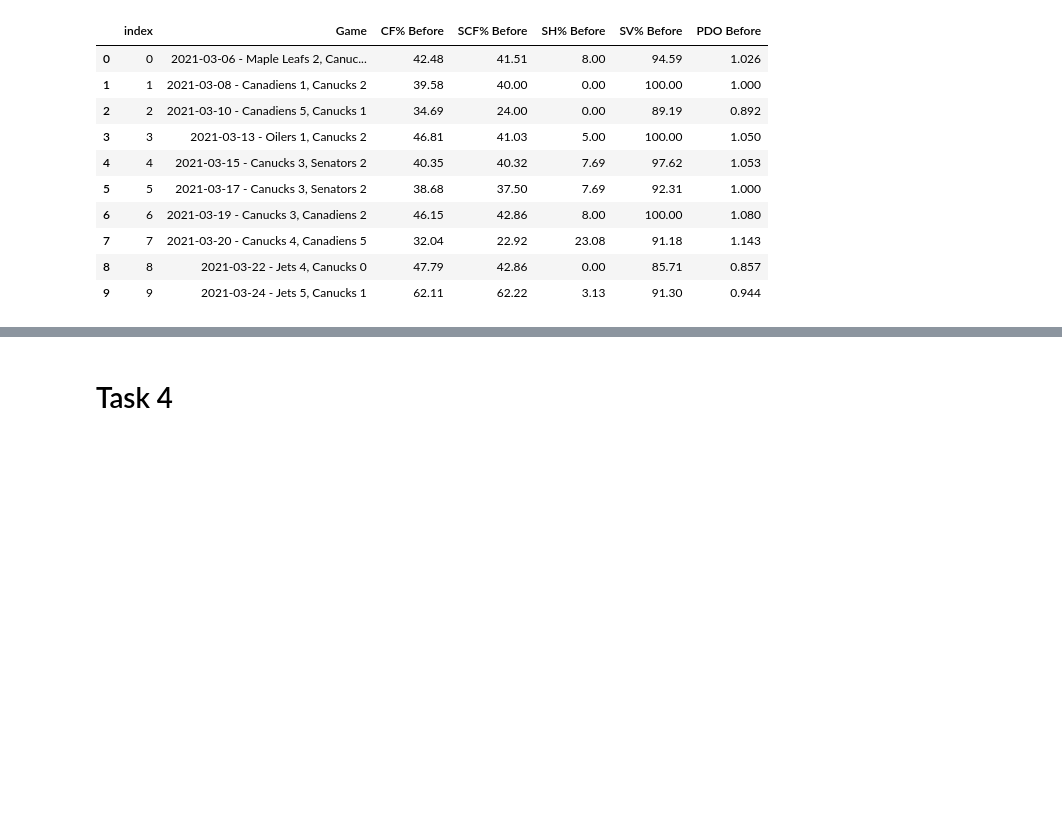
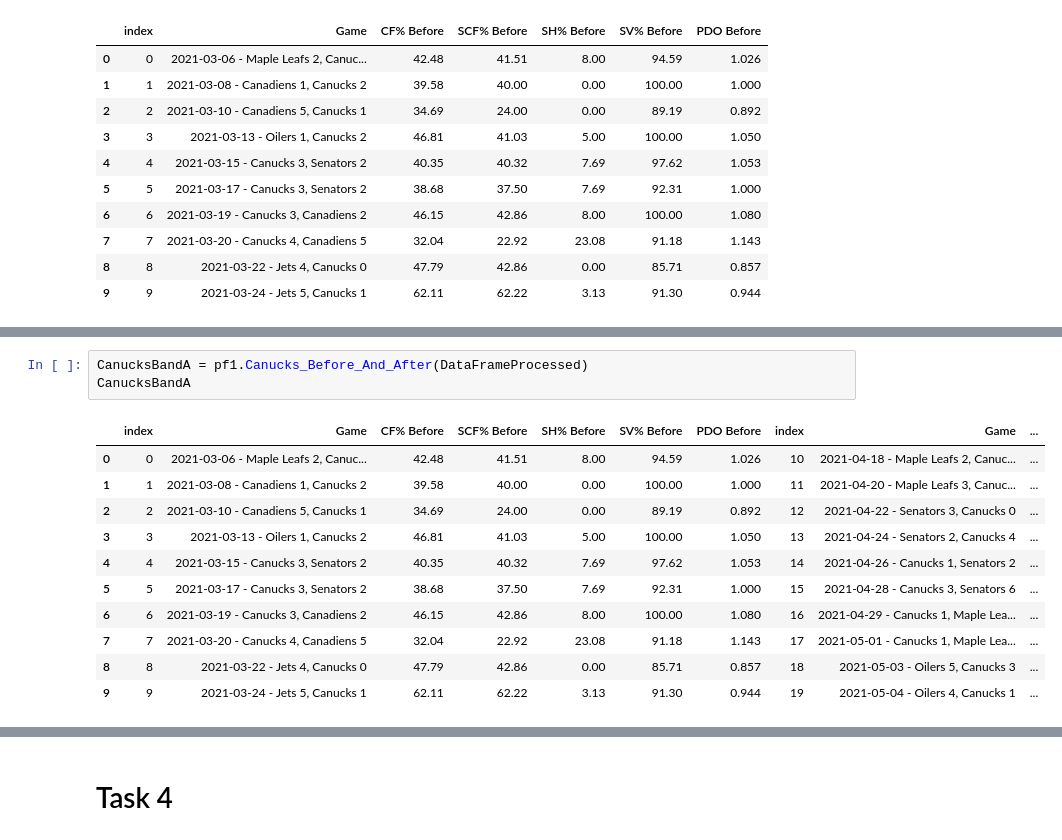
Before and after one commit to data301-2021-winter1/project-group23-project, a Jupyter notebook: notebooks/analysis1.ipynb, the cells around one changed output, grey strips where cells are left out. Drawn from its saved outputs; the diff is of its cells as text; blank space fills up the shorter version.

```diff
--- a/notebooks/analysis1.ipynb
+++ b/notebooks/analysis1.ipynb
@@ -183,3 +183,18 @@ CanucksAfterFinal
+# %%
+CanucksBandA = pf1.Canucks_Before_And_After(DataFrameProcessed)
+CanucksBandA
+# %% [output]
+|  | index | Game | CF% Before | SCF% Before | SH% Before | SV% Before | PDO Before | index | Game | ... |
+| 0 | 0 | 2021-03-06 - Maple Leafs 2, Canuc... | 42.48 | 41.51 | 8.00 | 94.59 | 1.026 | 10 | 2021-04-18 - Maple Leafs 2, Canuc... | ... |
+| 1 | 1 | 2021-03-08 - Canadiens 1, Canucks 2 | 39.58 | 40.00 | 0.00 | 100.00 | 1.000 | 11 | 2021-04-20 - Maple Leafs 3, Canuc... | ... |
+| 2 | 2 | 2021-03-10 - Canadiens 5, Canucks 1 | 34.69 | 24.00 | 0.00 | 89.19 | 0.892 | 12 | 2021-04-22 - Senators 3, Canucks 0 | ... |
+| 3 | 3 | 2021-03-13 - Oilers 1, Canucks 2 | 46.81 | 41.03 | 5.00 | 100.00 | 1.050 | 13 | 2021-04-24 - Senators 2, Canucks 4 | ... |
+| 4 | 4 | 2021-03-15 - Canucks 3, Senators 2 | 40.35 | 40.32 | 7.69 | 97.62 | 1.053 | 14 | 2021-04-26 - Canucks 1, Senators 2 | ... |
+| 5 | 5 | 2021-03-17 - Canucks 3, Senators 2 | 38.68 | 37.50 | 7.69 | 92.31 | 1.000 | 15 | 2021-04-28 - Canucks 3, Senators 6 | ... |
+| 6 | 6 | 2021-03-19 - Canucks 3, Canadiens 2 | 46.15 | 42.86 | 8.00 | 100.00 | 1.080 | 16 | 2021-04-29 - Canucks 1, Maple Lea... | ... |
+| 7 | 7 | 2021-03-20 - Canucks 4, Canadiens 5 | 32.04 | 22.92 | 23.08 | 91.18 | 1.143 | 17 | 2021-05-01 - Canucks 1, Maple Lea... | ... |
+| 8 | 8 | 2021-03-22 - Jets 4, Canucks 0 | 47.79 | 42.86 | 0.00 | 85.71 | 0.857 | 18 | 2021-05-03 - Oilers 5, Canucks 3 | ... |
+| 9 | 9 | 2021-03-24 - Jets 5, Canucks 1 | 62.11 | 62.22 | 3.13 | 91.30 | 0.944 | 19 | 2021-05-04 - Oilers 4, Canucks 1 | ... |
 # %%
 SabresBeforeFinal = pf1.Sabres_Before_Data(DataFrameProcessed)
 SabresBeforeFinal
```
Also changed, not shown: parts of 8 cells of this notebook, 1 other file.
